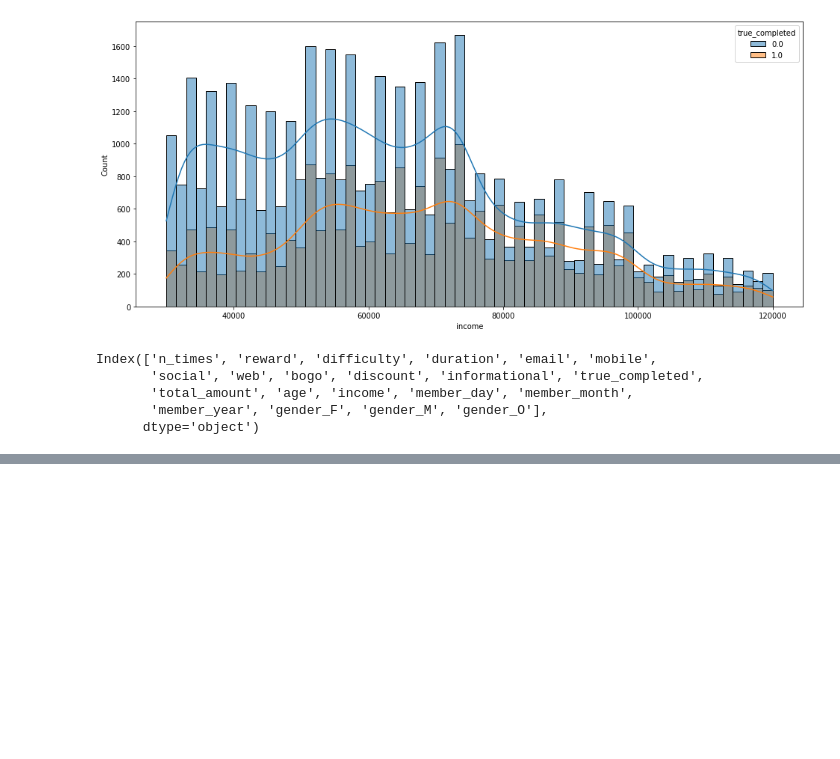
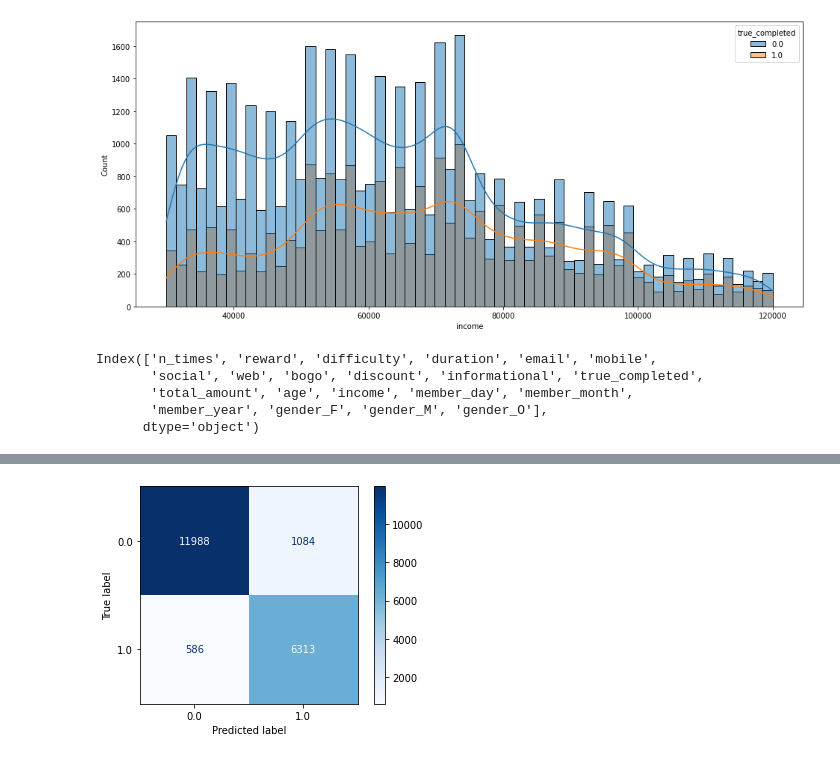
Before and after one commit to Haroldg94/Udacity-Machine-Learning-Engineer-Nanodegree, a Jupyter notebook: Capstone_project.ipynb, the cells around one changed output, grey strips where cells are left out. Drawn from its saved outputs; the diff is of its cells as text; code cells hidden in the pictures; blank space fills up the shorter version.

```diff
--- a/Capstone_project.ipynb
+++ b/Capstone_project.ipynb
@@ -1071,0 +1092,4 @@ The LogisticRegressionmodel got an F1_score score of: 0.7029900332225913
+# %%
+confusion_matrix_rfc = plot_confusion_matrix(rfc, X_test, y_test, cmap = 'Blues')
+# %% [output]
+[figure, added]
```
Also changed, not shown: parts of 8 cells of this notebook.
